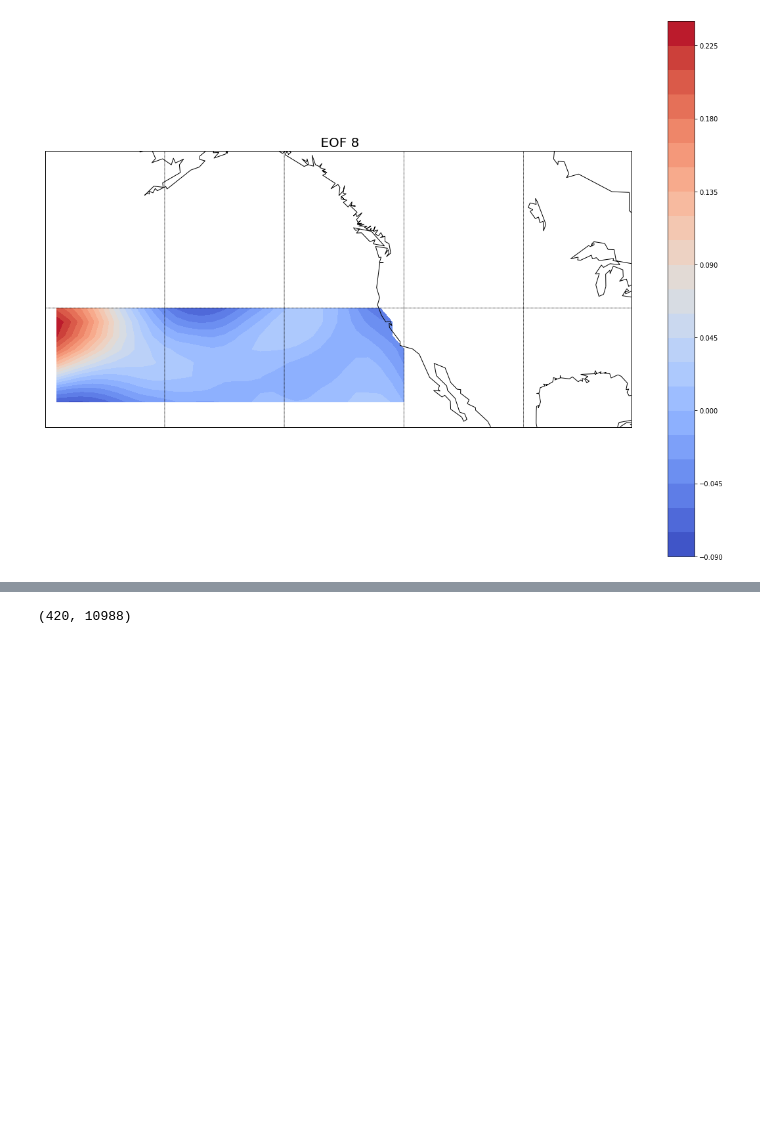
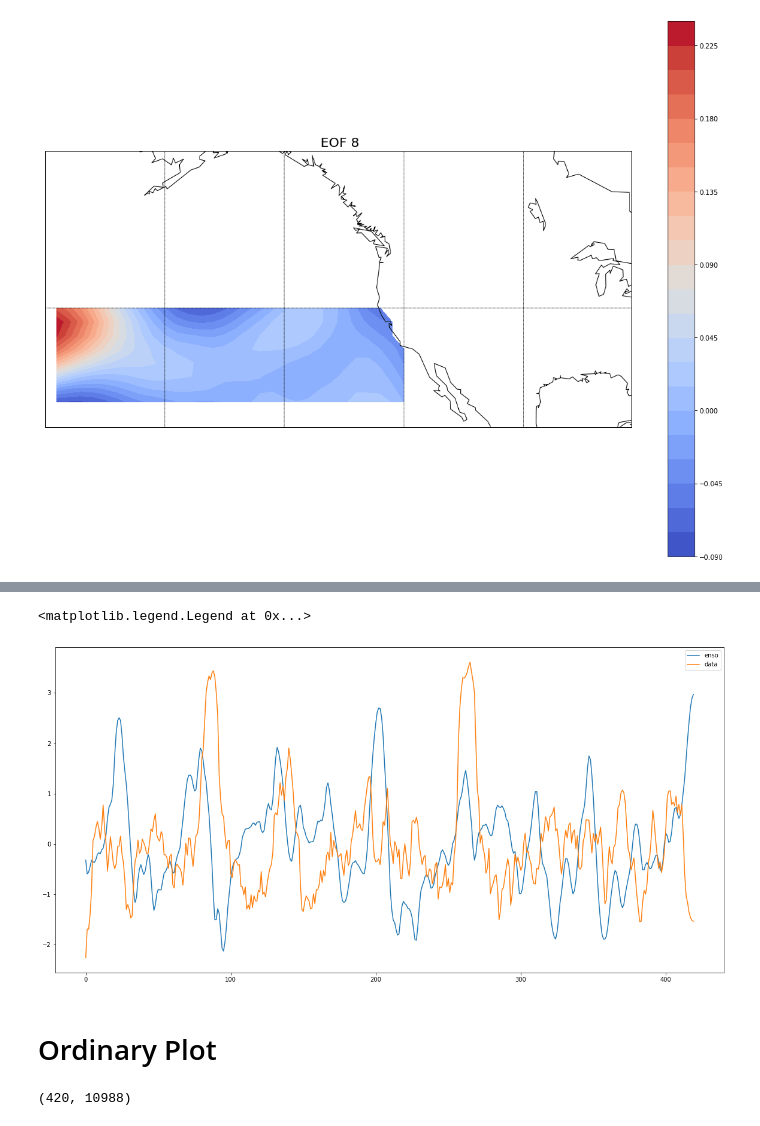
Before and after one commit to alchemist5617/timeseries-networks, a Jupyter notebook: whole_data_validation/SST_EOF_plot.ipynb, the cells around one changed output, grey strips where cells are left out. Saved outputs shown, nothing was run; the diff lists cells and outputs as text; code cells hidden in the pictures; blank space fills up the shorter version.

```diff
--- a/whole_data_validation/SST_EOF_plot.ipynb
+++ b/whole_data_validation/SST_EOF_plot.ipynb
@@ -264,3 +391,18 @@ The dedent function was deprecated in Matplotlib 3.1 and will be removed in 3.3.
+# %%
+d = np.array(nino[-420:])
+d = (d - d.mean())/d.std()
+d1 = np.array(comps_ts[:,1])
+d1 = (d1 - d1.mean())/d1.std()
+# %%
+x = np.arange(len(comps_ts[:,1]))
+plt.plot(x, d, label = 'enso')
+plt.plot(x, d1, label = 'data')
+plt.legend()
+# %% [output]
+<matplotlib.legend.Legend at 0x...>
+[figure, added]
+# %% [markdown]
+# Ordinary Plot
 # %%
 train_start = 1976
 validation_end = 2010
```
Also changed, not shown: parts of 13 cells of this notebook, 43 other files.
